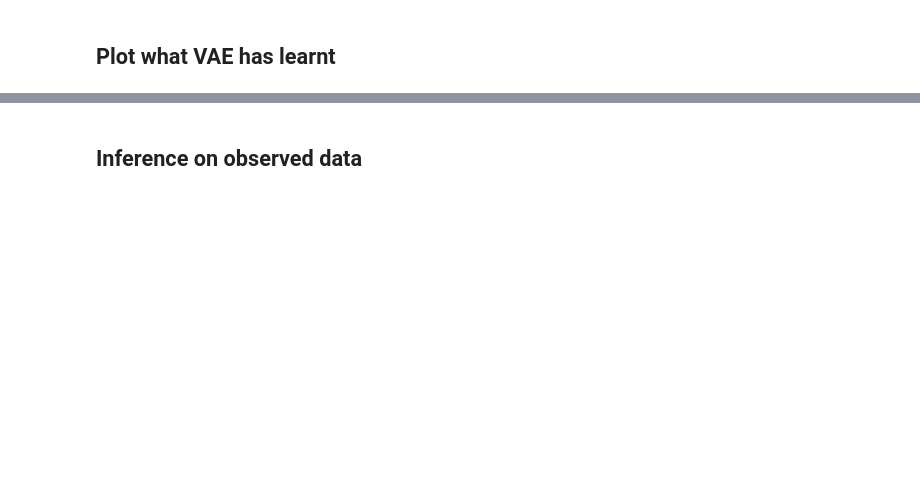
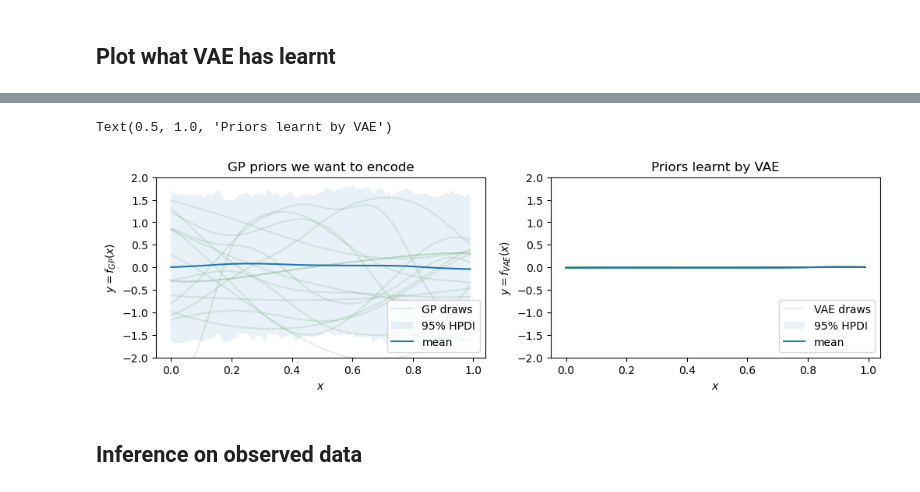
Before and after one commit to mtcairneyleeming/slurm-template, a Jupyter notebook: visualise.ipynb, the cells around one changed output, grey strips where cells are left out. Drawn from its saved outputs; the diff is of its cells as text; code cells hidden in the pictures; blank space fills up the shorter version.

```diff
--- a/visualise.ipynb
+++ b/visualise.ipynb
@@ -123,7 +121,7 @@ plot_draws(vae_draws, ttl='Priors learnt by VAE', ylbl='$y=f_{VAE}(x)$')
 
 rng_key, rng_key_predict = random.split(random.PRNGKey(6))
 gp_predictive = Predictive(GP, num_samples=1000)
-gp_draws = gp_predictive(rng_key_predict, x=x, gp_kernel = args["gp_kernel"], jitter=1e-5)['y']
+gp_draws = gp_predictive(rng_key_predict, x=x, gp_kernel = kernels[args["gp_kernel"]], jitter=1e-5)['y']
 
 rng_key, rng_key_predict = random.split(random.PRNGKey(6))
 vae_predictive = Predictive(vae_sample, num_samples=1000)
@@ -155,33 +153,36 @@ axs[0].plot(args["x"], mean_gp, label="mean")
 axs[0].legend(loc=4)
 axs[0].set_ylim([_min, _max])
 axs[0].set_xlabel('$x$')
 axs[0].set_ylabel(ylbl)
 axs[0].set_title(ttl)
 
 
 #-----------------------
 vae_draws = vae_draws[~np.isnan(gp_draws).any(axis=1), :]
 mean_vae = jnp.nanmean(vae_draws, axis=0)
 hpdi_vae = hpdi(vae_draws, 0.9)
 
 ttl='Priors learnt by VAE'
 ylbl='$y=f_{VAE}(x)$'
 
 for j in range(N_lines):
     axs[1].plot(args["x"], vae_draws[j,:], alpha=lines_alpha_vae, color="darkgreen", label="")
 axs[1].plot(args["x"], vae_draws[0,:], alpha=lines_alpha_vae, color="darkgreen", label="VAE draws")
 axs[1].fill_between(args["x"], hpdi_vae[0], hpdi_vae[1], alpha=0.1, interpolate=True, label="95% HPDI")
 #axs[1].plot(args["x"], mean_vae, color="brown", label="mean")
 axs[1].plot(args["x"], mean_vae, label="mean")
 axs[1].legend(loc=4)
 axs[1].set_ylim([_min, _max])
 axs[1].set_xlabel('$x$')
 axs[1].set_ylabel(ylbl)
 axs[1].set_title(ttl)
 
 #plt.rcParams['figure.dpi'] = 300
 #plt.rcParams['savefig.dpi'] = 300
 #plt.savefig('res/1d_n{}_GP_VAE_priors.pdf'.format(n))
+# %% [output]
+Text(0.5, 1.0, 'Priors learnt by VAE')
+[figure, added]
 # %% [markdown]
 ## Inference on observed data
 # %%
```
Also changed, not shown: parts of 9 cells of this notebook, 7 other files.
